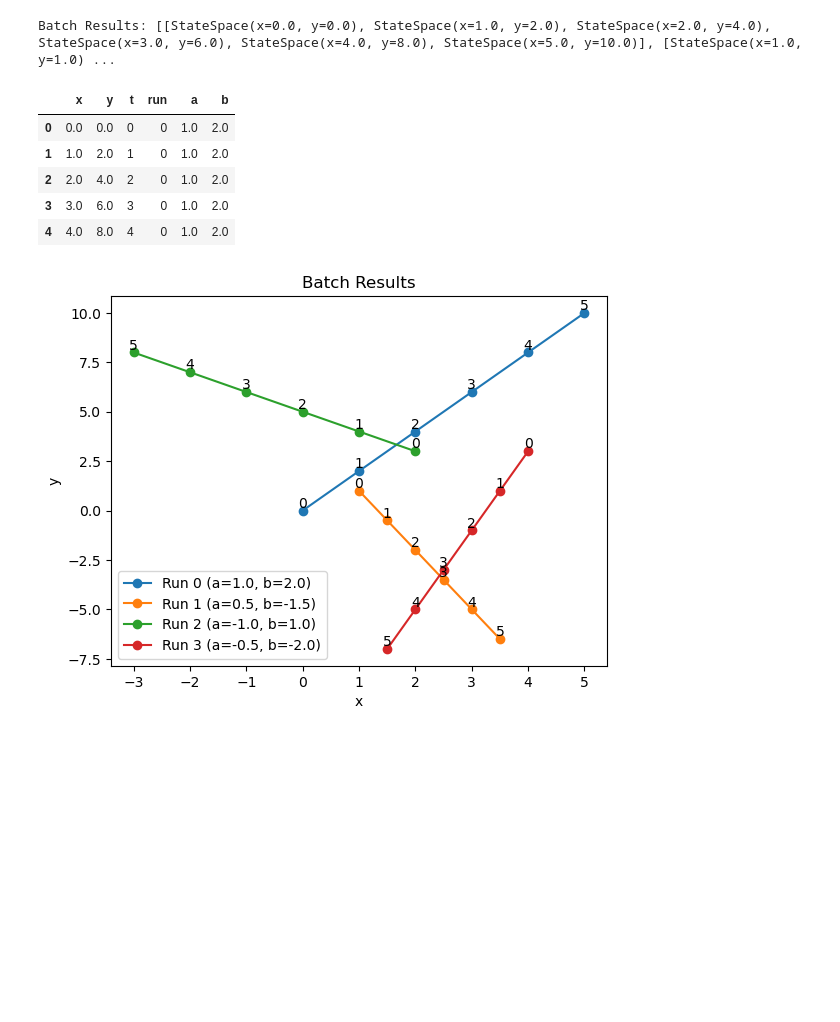
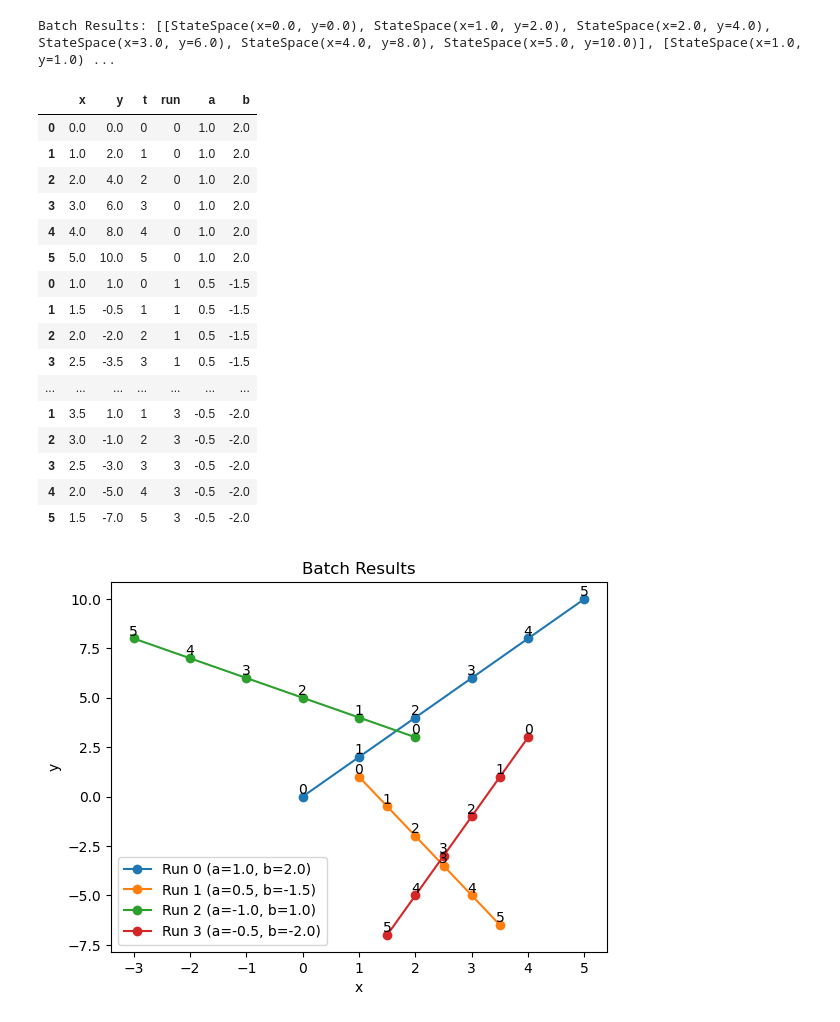
Before and after one commit to mzargham/slimcad, a Jupyter notebook: slim.ipynb, the cells around one changed output. Drawn from its saved outputs; the diff is of its cells as text; code cells hidden in the pictures; blank space fills up the shorter version.

```diff
--- a/slim.ipynb
+++ b/slim.ipynb
@@ -133,23 +133,34 @@ Batch Results: [[StateSpace(x=0.0, y=0.0), StateSpace(x=1.0, y=2.0), StateSpace(
 # %%
 import pandas as pd
 
 data = pd.DataFrame()
 for i, (params, states) in enumerate(zip(batch_params, batch_results)):
     df = pd.DataFrame([vars(s) for s in states])
     df['t'] = df.index
     df['run'] = i
     df['a'] = params.a
     df['b'] = params.b
     data = pd.concat([data, df], axis=0)
 
-data.head()
+data
 # %% [output]
 |  | x | y | t | run | a | b |
 | 0 | 0.0 | 0.0 | 0 | 0 | 1.0 | 2.0 |
 | 1 | 1.0 | 2.0 | 1 | 0 | 1.0 | 2.0 |
 | 2 | 2.0 | 4.0 | 2 | 0 | 1.0 | 2.0 |
 | 3 | 3.0 | 6.0 | 3 | 0 | 1.0 | 2.0 |
 | 4 | 4.0 | 8.0 | 4 | 0 | 1.0 | 2.0 |
+| 5 | 5.0 | 10.0 | 5 | 0 | 1.0 | 2.0 |
+| 0 | 1.0 | 1.0 | 0 | 1 | 0.5 | -1.5 |
+| 1 | 1.5 | -0.5 | 1 | 1 | 0.5 | -1.5 |
+| 2 | 2.0 | -2.0 | 2 | 1 | 0.5 | -1.5 |
+| 3 | 2.5 | -3.5 | 3 | 1 | 0.5 | -1.5 |
+| ... | ... | ... | ... | ... | ... | ... |
+| 1 | 3.5 | 1.0 | 1 | 3 | -0.5 | -2.0 |
+| 2 | 3.0 | -1.0 | 2 | 3 | -0.5 | -2.0 |
+| 3 | 2.5 | -3.0 | 3 | 3 | -0.5 | -2.0 |
+| 4 | 2.0 | -5.0 | 4 | 3 | -0.5 | -2.0 |
+| 5 | 1.5 | -7.0 | 5 | 3 | -0.5 | -2.0 |
 # %%
 #plotting the batch results
 plt.figure()
```
